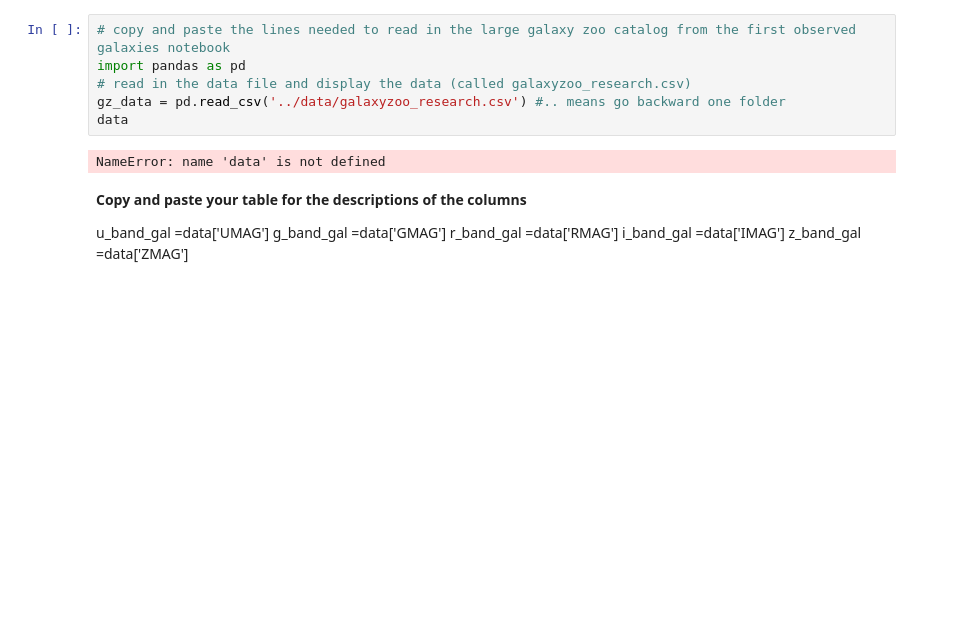
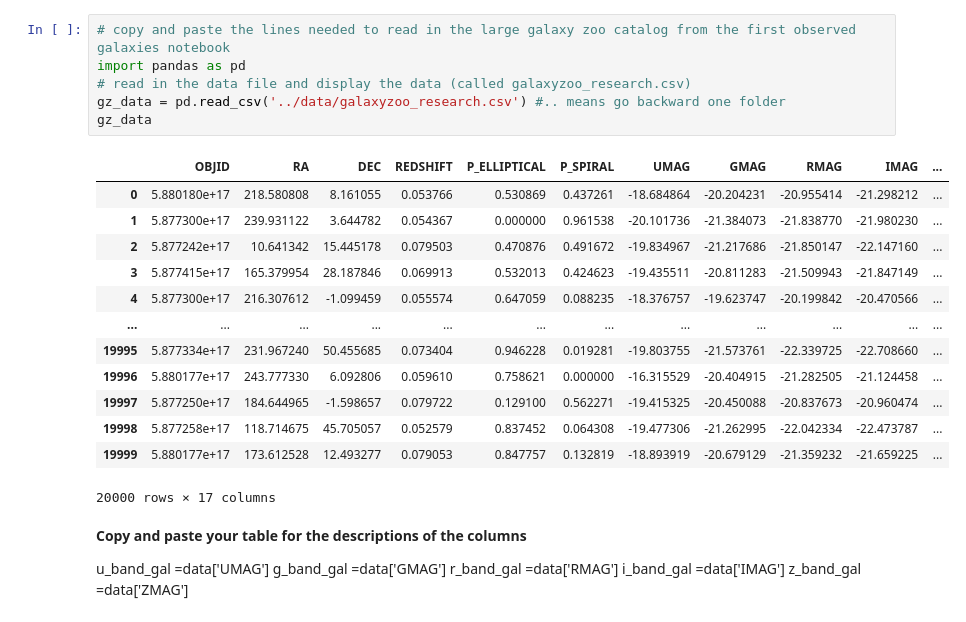
Before and after one commit to Dippy-dip/CFR-2025, a Jupyter notebook: Astro/Blank/5 - Observed Galaxies Pt3.ipynb, the cells around one changed output. Cells and saved outputs as stored; diff of their text form; blank space fills up the shorter version.

```diff
--- a/Astro/Blank/5 - Observed Galaxies Pt3.ipynb
+++ b/Astro/Blank/5 - Observed Galaxies Pt3.ipynb
@@ -1,11 +1,23 @@
 # %%
 # copy and paste the lines needed to read in the large galaxy zoo catalog from the first observed galaxies notebook
 import pandas as pd
 # read in the data file and display the data (called galaxyzoo_research.csv)
 gz_data = pd.read_csv('../data/galaxyzoo_research.csv') #.. means go backward one folder
-data
+gz_data
 # %% [output]
+|  | OBJID | RA | DEC | REDSHIFT | P_ELLIPTICAL | P_SPIRAL | UMAG | GMAG | RMAG | IMAG | ... |
+| 0 | 5.880180e+17 | 218.580808 | 8.161055 | 0.053766 | 0.530869 | 0.437261 | -18.684864 | -20.204231 | -20.955414 | -21.298212 | ... |
+| 1 | 5.877300e+17 | 239.931122 | 3.644782 | 0.054367 | 0.000000 | 0.961538 | -20.101736 | -21.384073 | -21.838770 | -21.980230 | ... |
+| 2 | 5.877242e+17 | 10.641342 | 15.445178 | 0.079503 | 0.470876 | 0.491672 | -19.834967 | -21.217686 | -21.850147 | -22.147160 | ... |
+| 3 | 5.877415e+17 | 165.379954 | 28.187846 | 0.069913 | 0.532013 | 0.424623 | -19.435511 | -20.811283 | -21.509943 | -21.847149 | ... |
+| 4 | 5.877300e+17 | 216.307612 | -1.099459 | 0.055574 | 0.647059 | 0.088235 | -18.376757 | -19.623747 | -20.199842 | -20.470566 | ... |
+| ... | ... | ... | ... | ... | ... | ... | ... | ... | ... | ... | ... |
+| 19995 | 5.877334e+17 | 231.967240 | 50.455685 | 0.073404 | 0.946228 | 0.019281 | -19.803755 | -21.573761 | -22.339725 | -22.708660 | ... |
+| 19996 | 5.880177e+17 | 243.777330 | 6.092806 | 0.059610 | 0.758621 | 0.000000 | -16.315529 | -20.404915 | -21.282505 | -21.124458 | ... |
+| 19997 | 5.877250e+17 | 184.644965 | -1.598657 | 0.079722 | 0.129100 | 0.562271 | -19.415325 | -20.450088 | -20.837673 | -20.960474 | ... |
+| 19998 | 5.877258e+17 | 118.714675 | 45.705057 | 0.052579 | 0.837452 | 0.064308 | -19.477306 | -21.262995 | -22.042334 | -22.473787 | ... |
+| 19999 | 5.880177e+17 | 173.612528 | 12.493277 | 0.079053 | 0.847757 | 0.132819 | -18.893919 | -20.679129 | -21.359232 | -21.659225 | ... |
-NameError: name 'data' is not defined
+20000 rows × 17 columns
 # %% [markdown]
 **Copy and paste your table for the descriptions of the columns**
 
```
Also changed, not shown: parts of 3 cells of this notebook.
